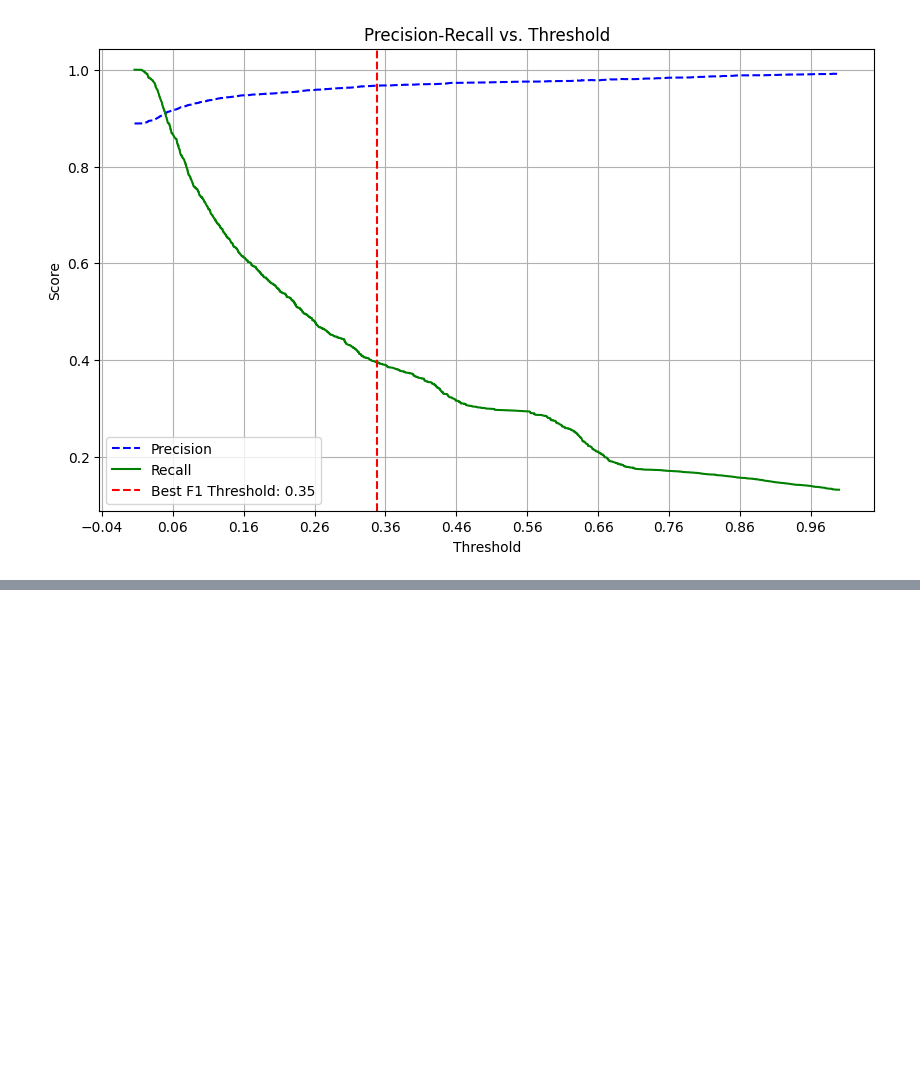
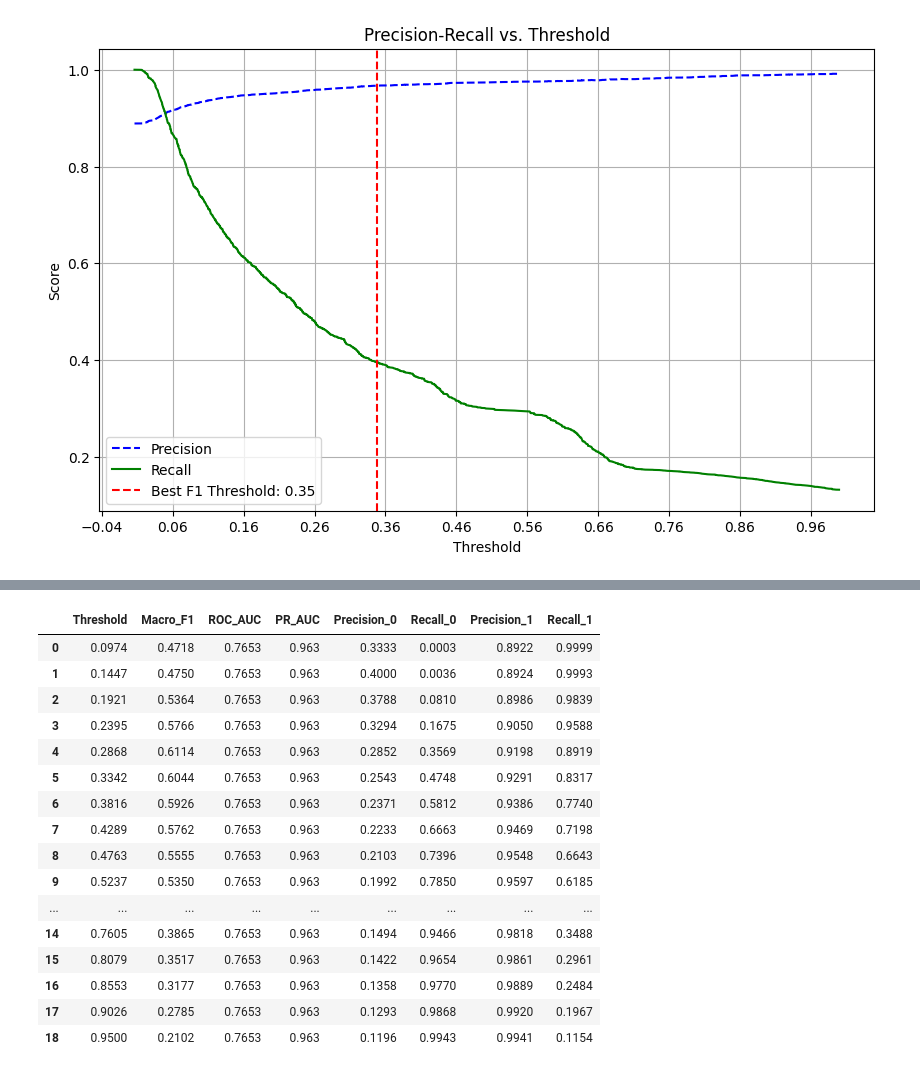
Before and after one commit to SKNetworks-AI19-250818/SKN19_2ND_3TEAM, a Jupyter notebook: ML/ML_bsj.ipynb, the cells around one changed output, grey strips where cells are left out. Drawn from its saved outputs; the diff is of its cells as text; code cells hidden in the pictures; blank space fills up the shorter version.

```diff
--- a/ML/ML_bsj.ipynb
+++ b/ML/ML_bsj.ipynb
@@ -232,0 +378,20 @@ plot_precision_recall_vs_threshold(precisions, recalls, thresholds)
+# %%
+df_results[['Threshold', 'Macro_F1', 'ROC_AUC', 'PR_AUC', 'Precision_0', 'Recall_0', 'Precision_1', 'Recall_1']].round(4)
+# %% [output]
+|  | Threshold | Macro_F1 | ROC_AUC | PR_AUC | Precision_0 | Recall_0 | Precision_1 | Recall_1 |
+| 0 | 0.0974 | 0.4718 | 0.7653 | 0.963 | 0.3333 | 0.0003 | 0.8922 | 0.9999 |
+| 1 | 0.1447 | 0.4750 | 0.7653 | 0.963 | 0.4000 | 0.0036 | 0.8924 | 0.9993 |
+| 2 | 0.1921 | 0.5364 | 0.7653 | 0.963 | 0.3788 | 0.0810 | 0.8986 | 0.9839 |
+| 3 | 0.2395 | 0.5766 | 0.7653 | 0.963 | 0.3294 | 0.1675 | 0.9050 | 0.9588 |
+| 4 | 0.2868 | 0.6114 | 0.7653 | 0.963 | 0.2852 | 0.3569 | 0.9198 | 0.8919 |
+| 5 | 0.3342 | 0.6044 | 0.7653 | 0.963 | 0.2543 | 0.4748 | 0.9291 | 0.8317 |
+| 6 | 0.3816 | 0.5926 | 0.7653 | 0.963 | 0.2371 | 0.5812 | 0.9386 | 0.7740 |
+| 7 | 0.4289 | 0.5762 | 0.7653 | 0.963 | 0.2233 | 0.6663 | 0.9469 | 0.7198 |
+| 8 | 0.4763 | 0.5555 | 0.7653 | 0.963 | 0.2103 | 0.7396 | 0.9548 | 0.6643 |
+| 9 | 0.5237 | 0.5350 | 0.7653 | 0.963 | 0.1992 | 0.7850 | 0.9597 | 0.6185 |
+| ... | ... | ... | ... | ... | ... | ... | ... | ... |
+| 14 | 0.7605 | 0.3865 | 0.7653 | 0.963 | 0.1494 | 0.9466 | 0.9818 | 0.3488 |
+| 15 | 0.8079 | 0.3517 | 0.7653 | 0.963 | 0.1422 | 0.9654 | 0.9861 | 0.2961 |
+| 16 | 0.8553 | 0.3177 | 0.7653 | 0.963 | 0.1358 | 0.9770 | 0.9889 | 0.2484 |
+| 17 | 0.9026 | 0.2785 | 0.7653 | 0.963 | 0.1293 | 0.9868 | 0.9920 | 0.1967 |
+| 18 | 0.9500 | 0.2102 | 0.7653 | 0.963 | 0.1196 | 0.9943 | 0.9941 | 0.1154 |
```
Also changed, not shown: parts of 7 cells of this notebook.
